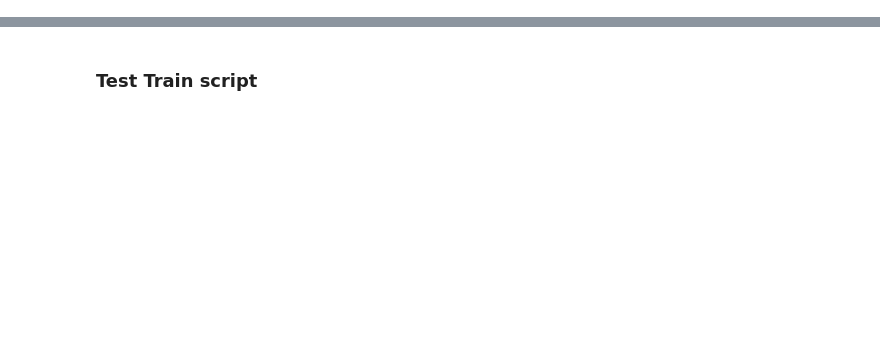
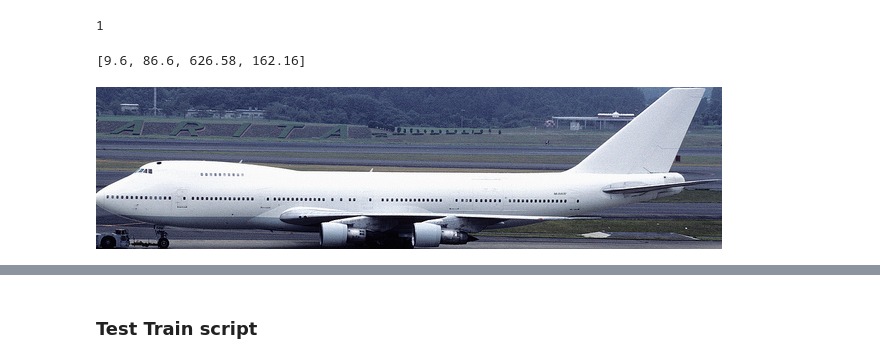
Before and after one commit to deepakdhull80/faster-rcnn, a Jupyter notebook: notebooks/warmup.ipynb, the cells around one changed output, grey strips where cells are left out. Drawn from its saved outputs; the diff is of its cells as text; code cells hidden in the pictures; blank space fills up the shorter version.

```diff
--- a/notebooks/warmup.ipynb
+++ b/notebooks/warmup.ipynb
@@ -41,0 +56,13 @@ image
+# %%
+len(valid_box)
+# %% [output]
+1
+# %%
+box = random.sample(valid_box,1)[0]
+# box = [253.01, 167.23, 23.39, 25.87]
+print(box)
+box = [box[0], box[1], box[0]+box[2], box[1]+box[3]]
+image.crop(box)
+# %% [output]
+[9.6, 86.6, 626.58, 162.16]
+[figure, added]
```
Also changed, not shown: parts of 64 cells of this notebook, 6 other files.
